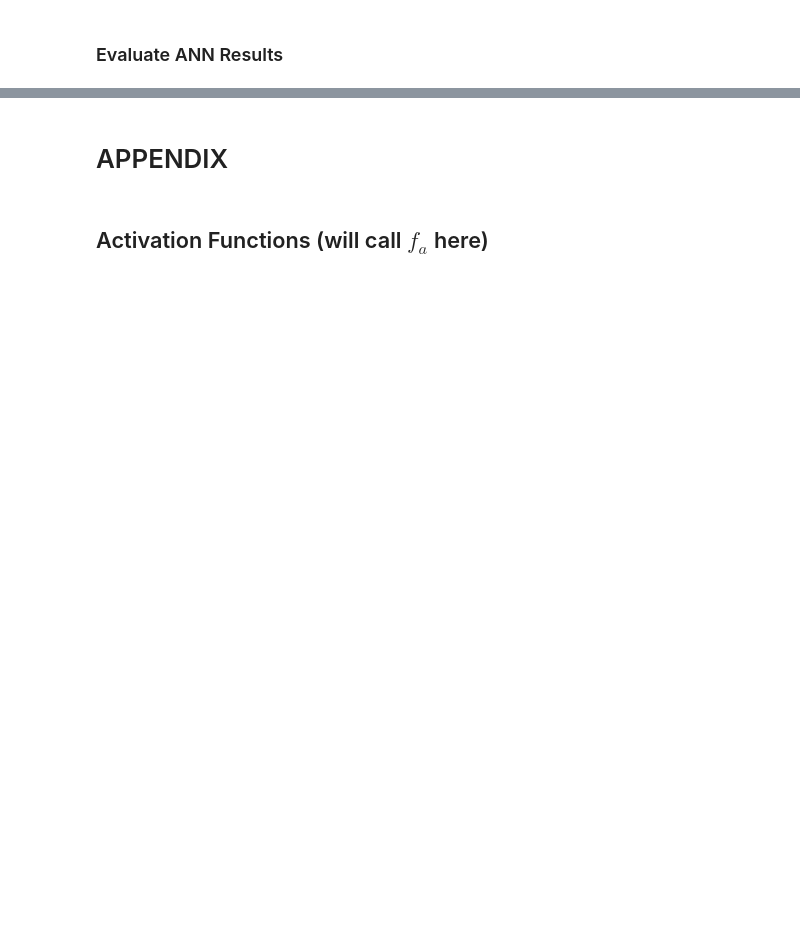
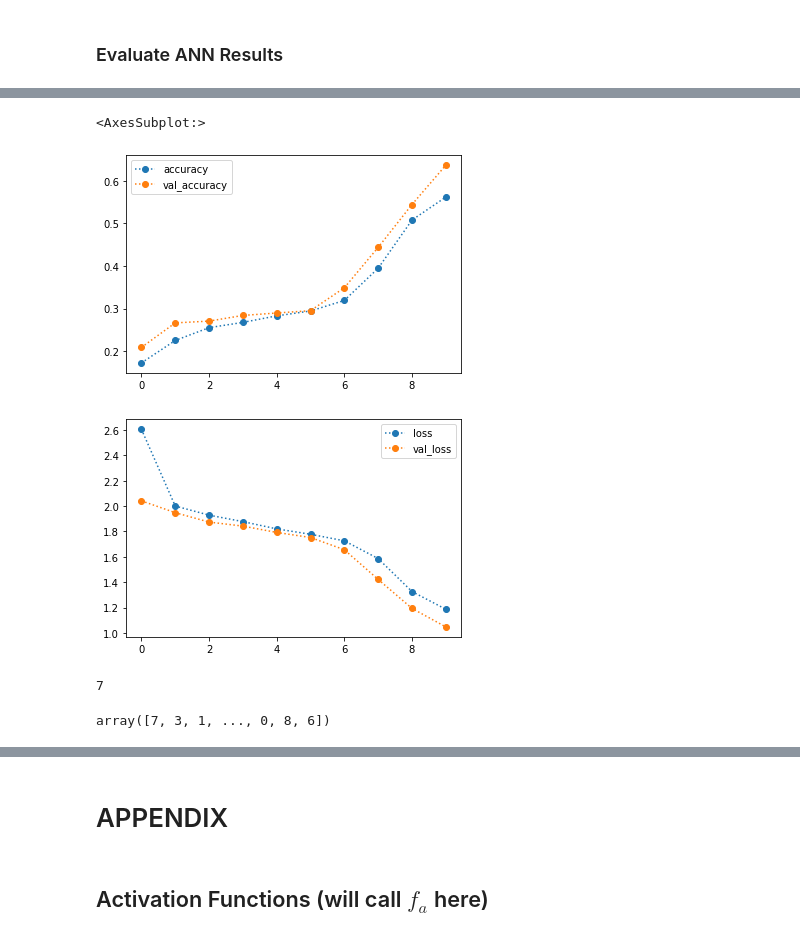
Before and after one commit to learn-co-curriculum/aug-ds-ft-2020-notebooks, a Jupyter notebook: topic40-neural-networks/Sect_40_Intro_to_Neural_Networks_v3_SG.ipynb, the cells around one changed output, grey strips where cells are left out. Cells and saved outputs as stored; diff of their text form; code cells hidden in the pictures; blank space fills up the shorter version.

```diff
--- a/topic40-neural-networks/Sect_40_Intro_to_Neural_Networks_v3_SG.ipynb
+++ b/topic40-neural-networks/Sect_40_Intro_to_Neural_Networks_v3_SG.ipynb
@@ -214,7 +295,7 @@ test_img_unrow = None
 # %%
 from tensorflow.keras.utils import to_categorical
 ## Prepare y_train and y_train using to_categorical
-y_train = None
-y_test = None
+y_train = to_categorical(train_labels)
+y_test = to_categorical(test_labels)
 # %%
 ## Check the shape of y_train
@@ -249,13 +350,19 @@ from tensorflow.keras import optimizers
 
 
 ## Make a Sequential Model:
+model = models.Sequential()
 
 ## Add a Hidden layer of 10 units with relu activation function
+model.add(layers.Dense(10, activation='relu',
+                       input_shape = train_img_unrow[0].shape))
 
 ## Add final layer with the number of classes in our target (use activation='softmax')
-
+model.add(layers.Dense(n_classes,activation='softmax' ))
 ## Compile with optimer as adam, loss as categorical_crossentropy,
 # and accuracy as metric
+model.compile(loss='categorical_crossentropy',optimizer ='adam',
+             metrics=['accuracy'])
 
 
 ## Check out the model's summary
+model.summary()
@@ -262,2 +382,4 @@ from tensorflow.keras import optimizers
 # %%
 # Fitting the model (10 epochs, batch size=64, test data as validation data)
+history = model.fit(train_img_unrow,y_train,epochs=10,
+                    batch_size=64,validation_split=0.1)
@@ -265,5 +408,6 @@ from tensorflow.keras import optimizers
 ### Evaluate ANN Results
 # %%
 ## Visualzie the training history
-
+res_df = pd.DataFrame(history.history)
 # first make it a df
+res_df
@@ -276,2 +426,17 @@ plot_kws = dict(marker='o',ls=':')
+# %%
+plot_kws = dict(marker='o',ls=':')
+## Plot Losses
+res_df[[col for col in res_df.columns if 'acc' in col]].plot(**plot_kws)
+
+## Plot accuracy
+res_df[[col for col in res_df.columns if 'loss' in col]].plot(**plot_kws)
+# %% [output]
+<AxesSubplot:>
+[figure, added]
+[figure, added]
 # %%
 ## Get pred
+y_hat_test =model.predict(test_img_unrow)
+y_hat_test[0].argmax()
+# %% [output]
+7
@@ -280,0 +443,4 @@ from sklearn import metrics
+# %%
+y_hat_test.argmax(axis=1)
+# %% [output]
+array([7, 3, 1, ..., 0, 8, 6])
```
Also changed, not shown: parts of 29 cells of this notebook.
